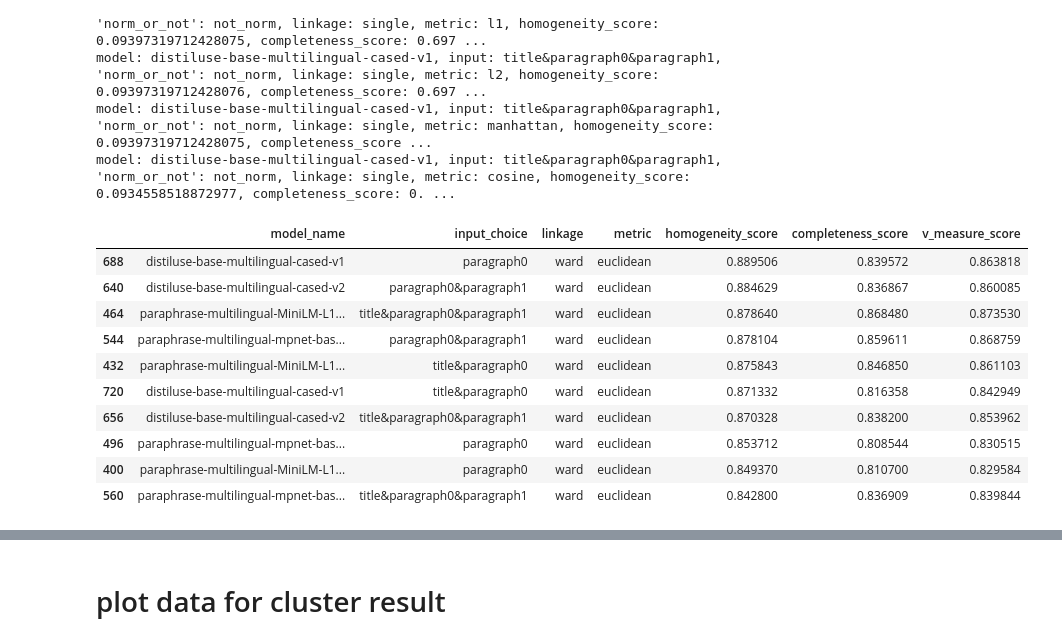
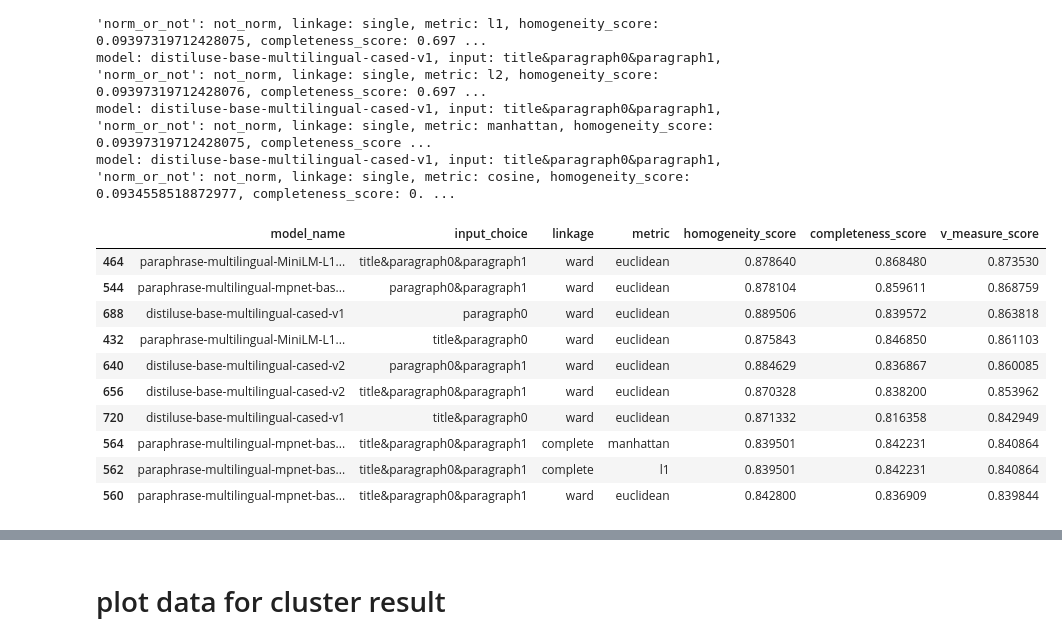
Before and after one commit to tc-huang/final-system, a Jupyter notebook: src/ experiments/clustering/choose_model_and_input/choose_model_and_input.ipynb, the cells around one changed output, grey strips where cells are left out. Saved outputs shown, nothing was run; the diff lists cells and outputs as text; code cells hidden in the pictures.

```diff
--- a/src/ experiments/clustering/choose_model_and_input/choose_model_and_input.ipynb
+++ b/src/ experiments/clustering/choose_model_and_input/choose_model_and_input.ipynb
@@ -246,16 +263,16 @@ model: distiluse-base-multilingual-cased-v1, input: title&paragraph0&paragraph1,
 model: distiluse-base-multilingual-cased-v1, input: title&paragraph0&paragraph1, 'norm_or_not': not_norm, linkage: single, metric: manhattan, homogeneity_score: 0.09397319712428075, completeness_score ...
 model: distiluse-base-multilingual-cased-v1, input: title&paragraph0&paragraph1, 'norm_or_not': not_norm, linkage: single, metric: cosine, homogeneity_score: 0.0934558518872977, completeness_score: 0. ...
 # %%
-df_model_input[df_model_input['norm_or_not'] == 'not_norm'].sort_values(by=['homogeneity_score', 'homogeneity_score', 'v_measure_score'], ascending=False)[:10].drop(columns=['norm_or_not'])
+df_model_input[df_model_input['norm_or_not'] == 'not_norm'].sort_values(by=['v_measure_score'], ascending=False)[:10].drop(columns=['norm_or_not'])
 # %% [output]
 |  | model_name | input_choice | linkage | metric | homogeneity_score | completeness_score | v_measure_score |
-| 688 | distiluse-base-multilingual-cased-v1 | paragraph0 | ward | euclidean | 0.889506 | 0.839572 | 0.863818 |
-| 640 | distiluse-base-multilingual-cased-v2 | paragraph0&paragraph1 | ward | euclidean | 0.884629 | 0.836867 | 0.860085 |
 | 464 | paraphrase-multilingual-MiniLM-L1... | title&paragraph0&paragraph1 | ward | euclidean | 0.878640 | 0.868480 | 0.873530 |
 | 544 | paraphrase-multilingual-mpnet-bas... | paragraph0&paragraph1 | ward | euclidean | 0.878104 | 0.859611 | 0.868759 |
+| 688 | distiluse-base-multilingual-cased-v1 | paragraph0 | ward | euclidean | 0.889506 | 0.839572 | 0.863818 |
 | 432 | paraphrase-multilingual-MiniLM-L1... | title&paragraph0 | ward | euclidean | 0.875843 | 0.846850 | 0.861103 |
+| 640 | distiluse-base-multilingual-cased-v2 | paragraph0&paragraph1 | ward | euclidean | 0.884629 | 0.836867 | 0.860085 |
+| 656 | distiluse-base-multilingual-cased-v2 | title&paragraph0&paragraph1 | ward | euclidean | 0.870328 | 0.838200 | 0.853962 |
 | 720 | distiluse-base-multilingual-cased-v1 | title&paragraph0 | ward | euclidean | 0.871332 | 0.816358 | 0.842949 |
-| 656 | distiluse-base-multilingual-cased-v2 | title&paragraph0&paragraph1 | ward | euclidean | 0.870328 | 0.838200 | 0.853962 |
-| 496 | paraphrase-multilingual-mpnet-bas... | paragraph0 | ward | euclidean | 0.853712 | 0.808544 | 0.830515 |
-| 400 | paraphrase-multilingual-MiniLM-L1... | paragraph0 | ward | euclidean | 0.849370 | 0.810700 | 0.829584 |
+| 564 | paraphrase-multilingual-mpnet-bas... | title&paragraph0&paragraph1 | complete | manhattan | 0.839501 | 0.842231 | 0.840864 |
+| 562 | paraphrase-multilingual-mpnet-bas... | title&paragraph0&paragraph1 | complete | l1 | 0.839501 | 0.842231 | 0.840864 |
 | 560 | paraphrase-multilingual-mpnet-bas... | title&paragraph0&paragraph1 | ward | euclidean | 0.842800 | 0.836909 | 0.839844 |
```
Also changed, not shown: parts of 8 cells of this notebook, 14 other files.
